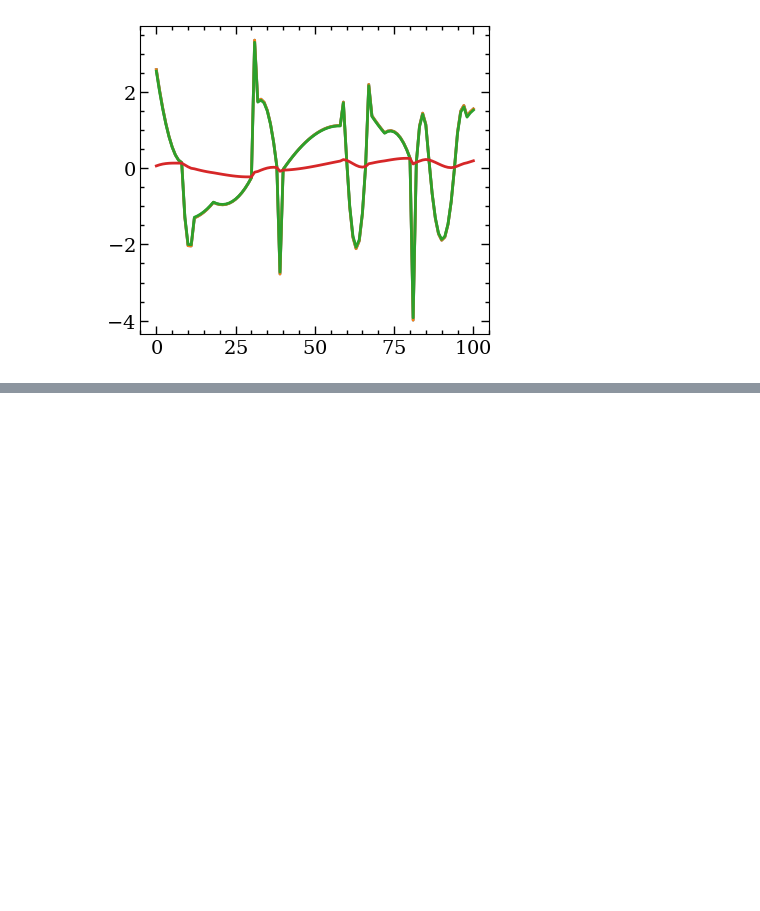
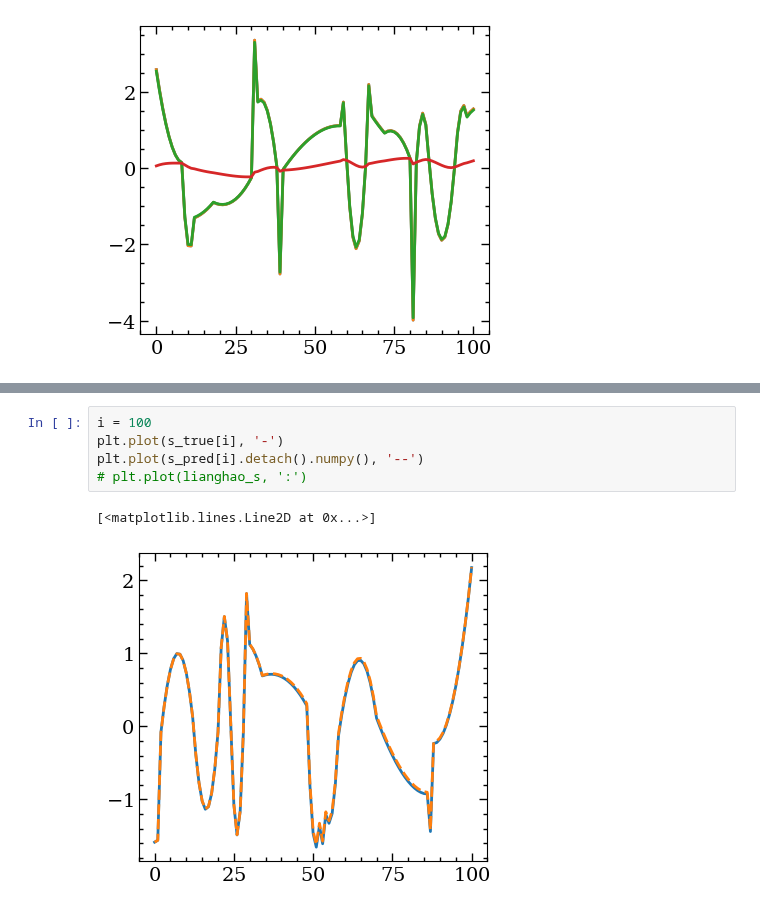
Before and after one commit to m-raj/microstructure-dependent-material-model, a Jupyter notebook: post_processing_lightning.ipynb, the cells around one changed output, grey strips where cells are left out. Drawn from its saved outputs; the diff is of its cells as text; blank space fills up the shorter version.

```diff
--- a/post_processing_lightning.ipynb
+++ b/post_processing_lightning.ipynb
@@ -229,0 +269,8 @@ plt.show()
+# %%
+i = 100
+plt.plot(s_true[i], '-')
+plt.plot(s_pred[i].detach().numpy(), '--')
+# plt.plot(lianghao_s, ':')
+# %% [output]
+[<matplotlib.lines.Line2D at 0x...>]
+[figure, added]
```
Also changed, not shown: parts of 41 cells of this notebook.
